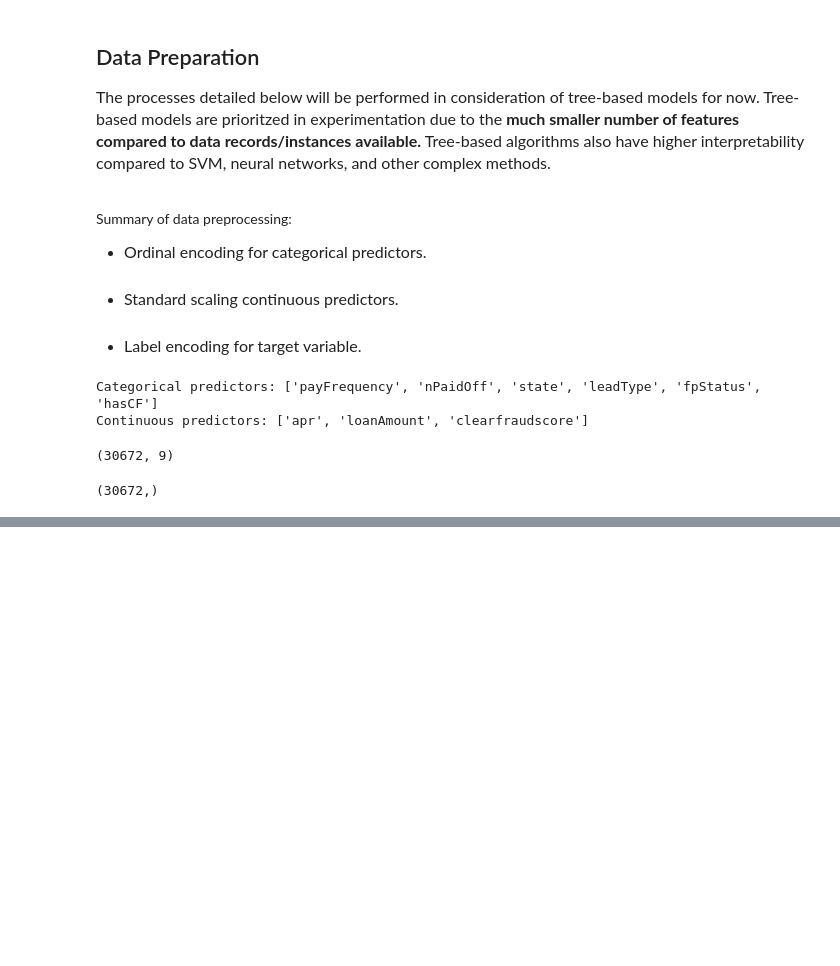
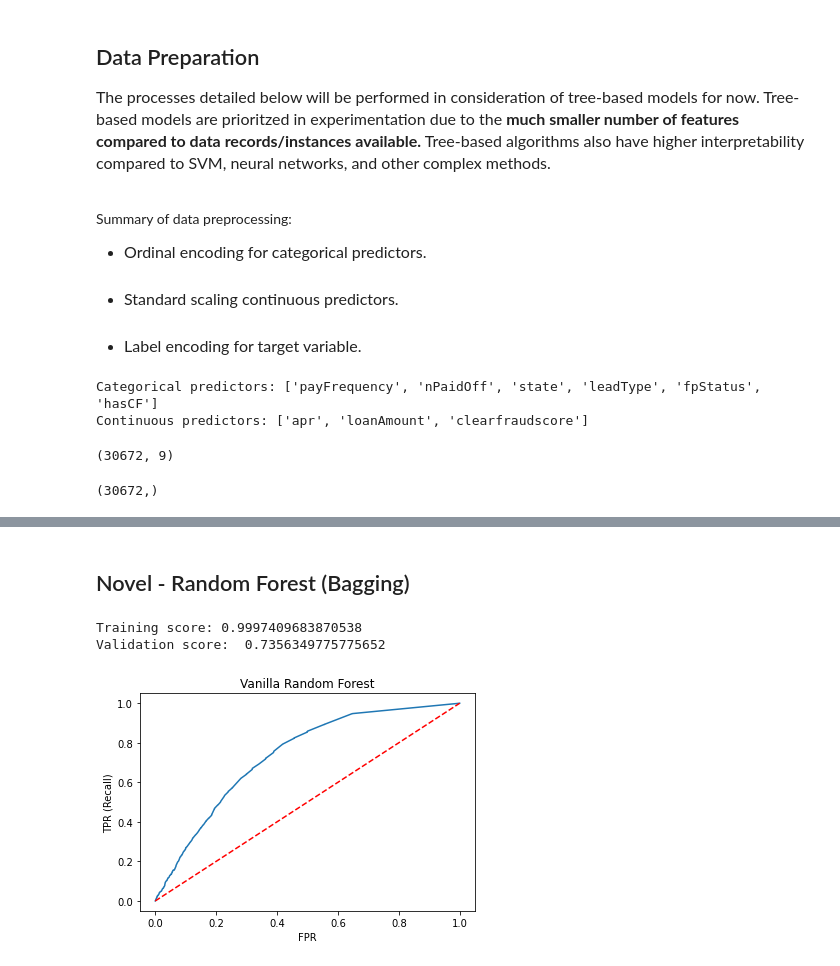
Before and after one commit to Mkho-cs/Loan-Repayment-EDA-Predictive, a Jupyter notebook: notebooks/modelling.ipynb, the cells around one changed output, grey strips where cells are left out. Cells and saved outputs as stored; diff of their text form; code cells hidden in the pictures; blank space fills up the shorter version.

```diff
--- a/notebooks/modelling.ipynb
+++ b/notebooks/modelling.ipynb
@@ -115,0 +142,13 @@ print(y_train.shape, y_val.shape)
+# %% [markdown]
+## Novel - Random Forest (Bagging)
+# %%
+vanilla_rf = RandomForestClassifier()
+vanilla_rf.fit(x_train, y_train)
+train_roc_auc, val_roc_auc = mod.evaluate_roc_auc(vanilla_rf, train, val)
+print("Training score:", train_roc_auc)
+print("Validation score: ", val_roc_auc)
+mod.plot_roc(vanilla_rf, val, "Vanilla Random Forest")
+# %% [output]
+Training score: 0.9997409683870538
+Validation score:  0.7356349775775652
+[figure, added]
```
Also changed, not shown: parts of 11 cells of this notebook.
